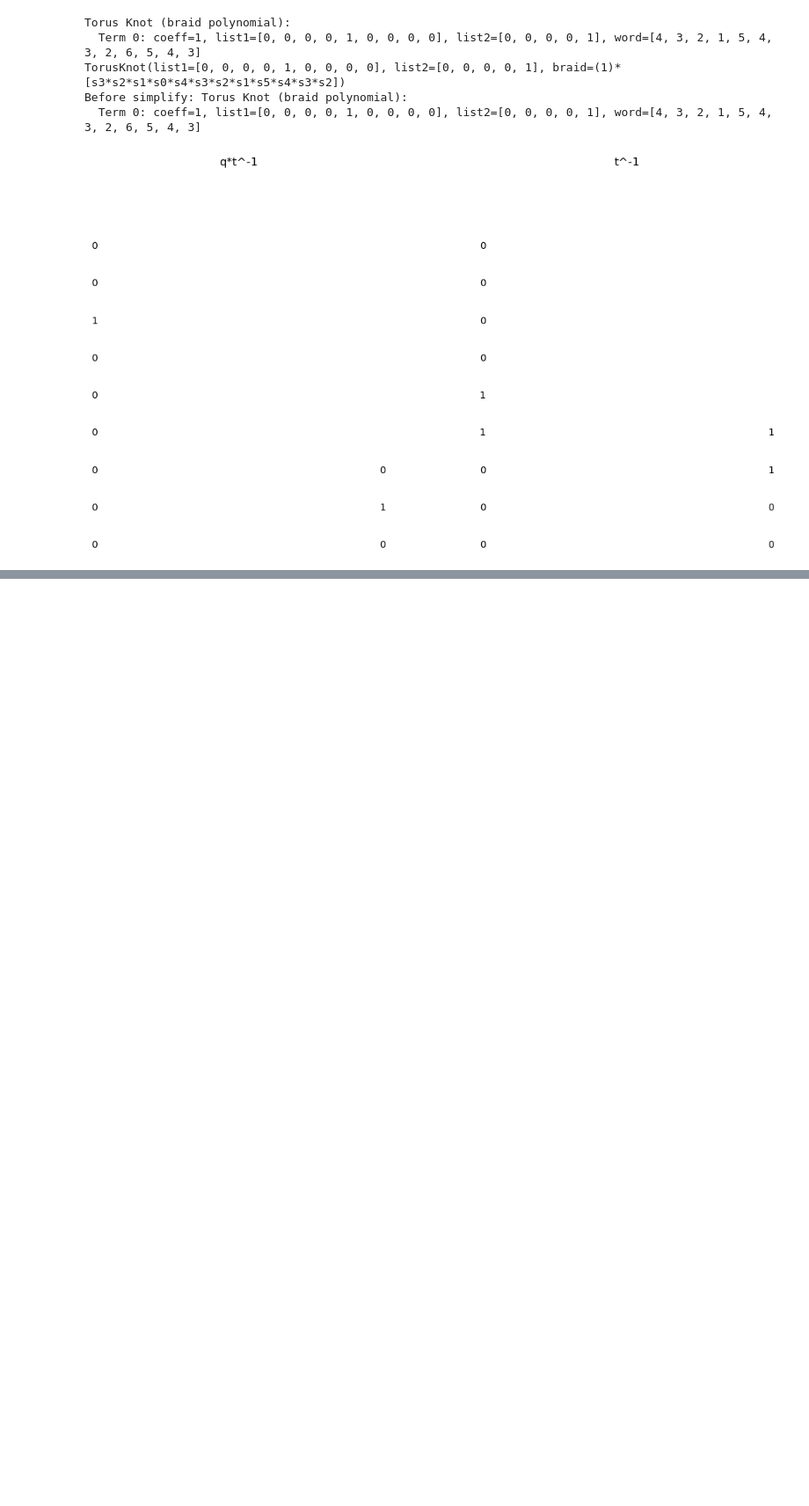
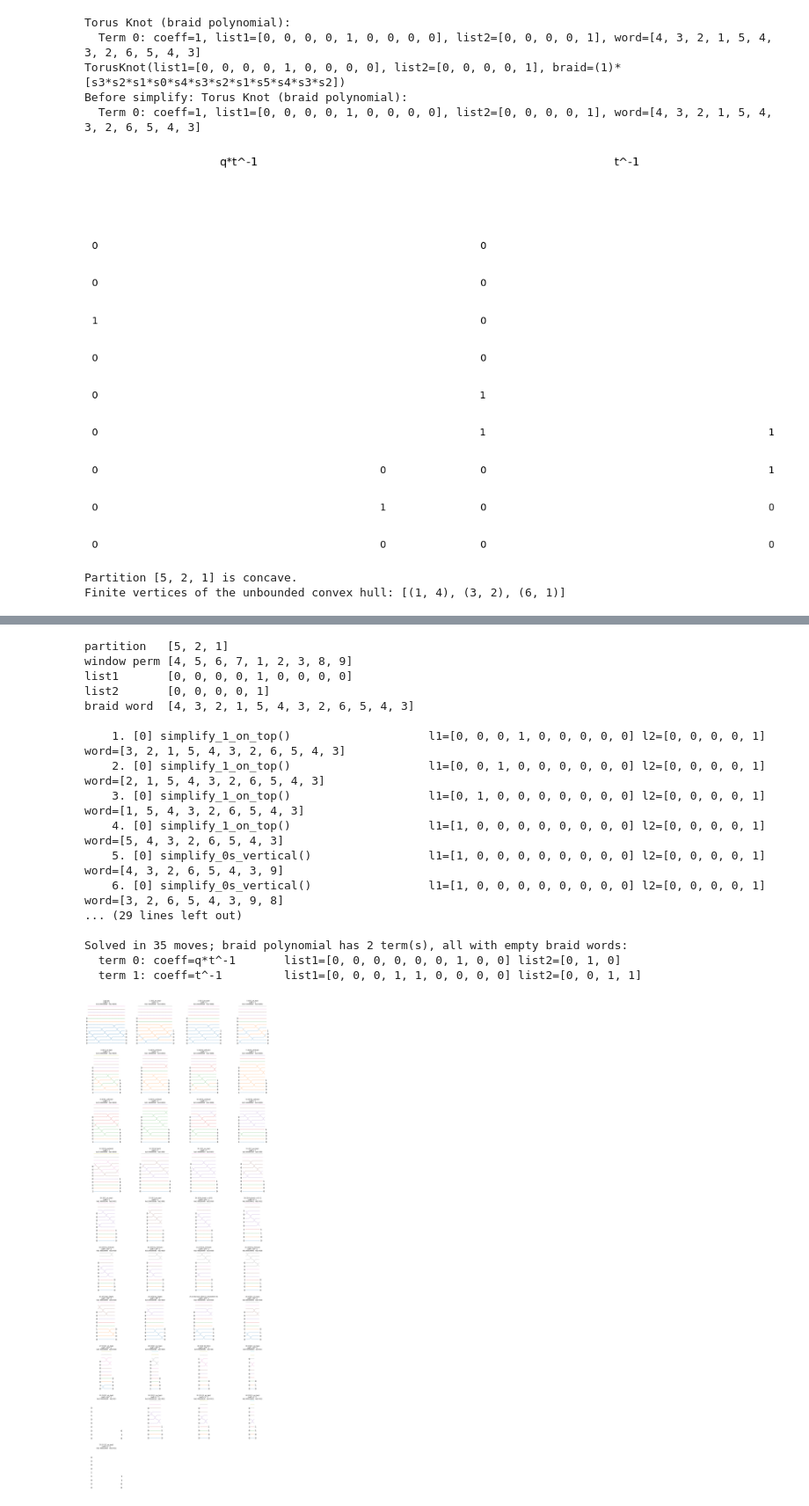
Before and after one commit to mmazin82/knots, a Jupyter notebook: combine.ipynb, the cells around one changed output, grey strips where cells are left out. Shown at 88% size. Cells and saved outputs as stored; diff of their text form; code cells hidden in the pictures; blank space fills up the shorter version.

Commit message:
automation, and move to front modification

```diff
--- a/combine.ipynb
+++ b/combine.ipynb
@@ -1441,0 +1821,20 @@ Before simplify: Torus Knot (braid polynomial):
+# %%
+#AUTOMATED SOLVE: partition in, fully simplified braid polynomial out.
+#Rules are tried in priority order (1-on-top first) and the search backtracks,
+#so the braid is only split (simplify_0s_first) when nothing else finishes it.
+
+#plot=True draws the concave hull, the overlay, and the braid after EVERY move
+#of the reduction, each panel titled with the rule that produced it.
+tk = solve_partition([5,2,1], plot=True)
+
+#Other things to try:
+#solve_partition([3,2,1], plot=True)          # solves without ever splitting
+#solve_partition([5,2,1], plot=False)         # log only, no pictures
+#solve_partition([5,2,1], verbose=False)      # no move-by-move log
+#solve_partition([3,1,1,1,1,1,1], max_nodes=150000)   # needs a bigger budget
+
+#The winning run is kept on the knot, so you can redraw it (or part of it) later:
+#plot_solution(tk, ncols=6, size=2.6, **tk.solution)
+# %% [output]
+Partition [5, 2, 1] is concave.
+Finite vertices of the unbounded convex hull: [(1, 4), (3, 2), (6, 1)]
@@ -1441,0 +1843,18 @@ Before simplify: Torus Knot (braid polynomial):
+partition   [5, 2, 1]
+window perm [4, 5, 6, 7, 1, 2, 3, 8, 9]
+list1       [0, 0, 0, 0, 1, 0, 0, 0, 0]
+list2       [0, 0, 0, 0, 1]
+braid word  [4, 3, 2, 1, 5, 4, 3, 2, 6, 5, 4, 3]
+
+    1. [0] simplify_1_on_top()                    l1=[0, 0, 0, 1, 0, 0, 0, 0, 0] l2=[0, 0, 0, 0, 1] word=[3, 2, 1, 5, 4, 3, 2, 6, 5, 4, 3]
+    2. [0] simplify_1_on_top()                    l1=[0, 0, 1, 0, 0, 0, 0, 0, 0] l2=[0, 0, 0, 0, 1] word=[2, 1, 5, 4, 3, 2, 6, 5, 4, 3]
+    3. [0] simplify_1_on_top()                    l1=[0, 1, 0, 0, 0, 0, 0, 0, 0] l2=[0, 0, 0, 0, 1] word=[1, 5, 4, 3, 2, 6, 5, 4, 3]
+    4. [0] simplify_1_on_top()                    l1=[1, 0, 0, 0, 0, 0, 0, 0, 0] l2=[0, 0, 0, 0, 1] word=[5, 4, 3, 2, 6, 5, 4, 3]
+    5. [0] simplify_0s_vertical()                 l1=[1, 0, 0, 0, 0, 0, 0, 0, 0] l2=[0, 0, 0, 0, 1] word=[4, 3, 2, 6, 5, 4, 3, 9]
+    6. [0] simplify_0s_vertical()                 l1=[1, 0, 0, 0, 0, 0, 0, 0, 0] l2=[0, 0, 0, 0, 1] word=[3, 2, 6, 5, 4, 3, 9, 8]
+... (29 lines left out)
+
+Solved in 35 moves; braid polynomial has 2 term(s), all with empty braid words:
+  term 0: coeff=q*t^-1       list1=[0, 0, 0, 0, 0, 0, 1, 0, 0] list2=[0, 1, 0]
+  term 1: coeff=t^-1         list1=[0, 0, 0, 1, 1, 0, 0, 0, 0] list2=[0, 0, 1, 1]
+[figure, added]
```
Also changed, not shown: parts of 4 cells of this notebook.
